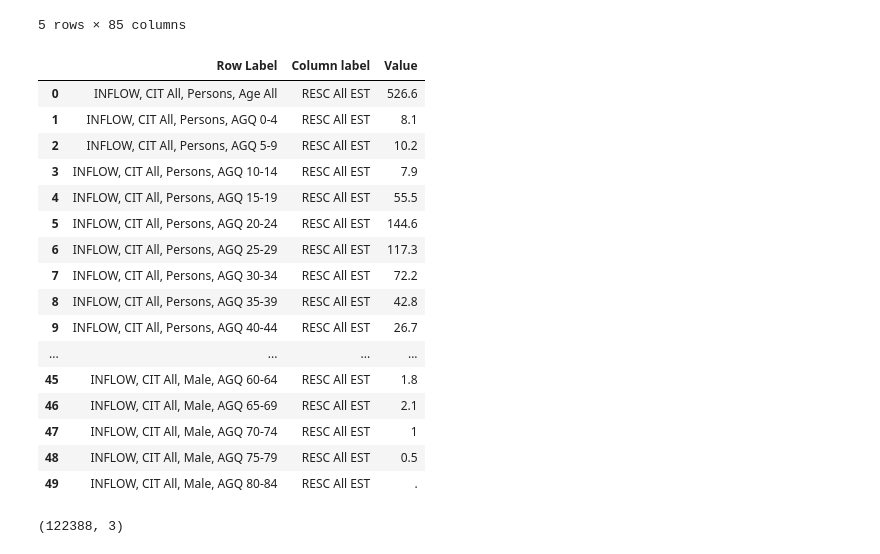
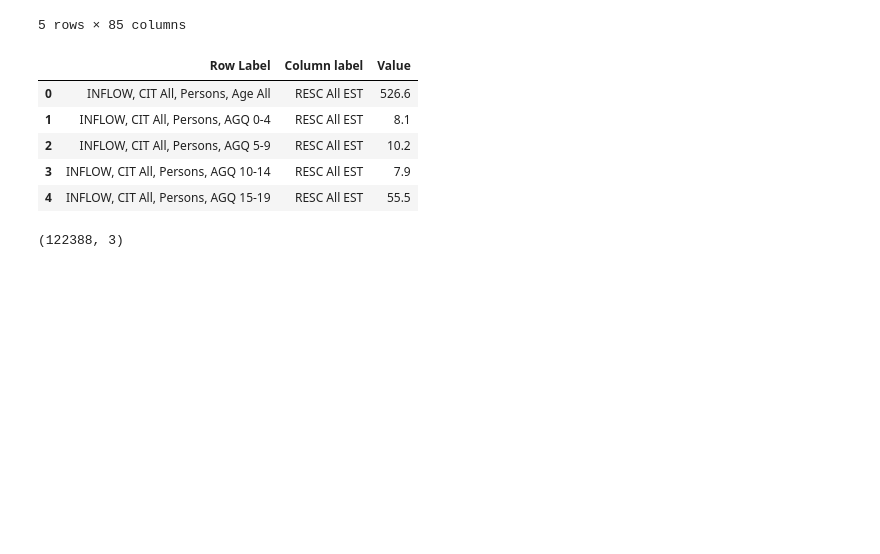
Before and after one commit to GSS-Cogs/ONS-LTIM-Passenger-Survey-4.01, a Jupyter notebook: Long-term international migration 4.01D Passenger survey.ipynb, the cells around one changed output. Cells and saved outputs as stored; diff of their text form; code cells hidden in the pictures; blank space fills up the shorter version.

Commit message:
new suggested table

```diff
--- a/Long-term international migration 4.01D Passenger survey.ipynb
+++ b/Long-term international migration 4.01D Passenger survey.ipynb
@@ -76,25 +70,14 @@ new_table = pd.melt(observations,
                        var_name="Column label",
                        value_name="Value")
 # %%
-new_table.head(50)
+new_table.head()
 # %% [output]
 |  | Row Label | Column label | Value |
 | 0 | INFLOW, CIT All, Persons, Age All | RESC All EST | 526.6 |
 | 1 | INFLOW, CIT All, Persons, AGQ 0-4 | RESC All EST | 8.1 |
 | 2 | INFLOW, CIT All, Persons, AGQ 5-9 | RESC All EST | 10.2 |
 | 3 | INFLOW, CIT All, Persons, AGQ 10-14 | RESC All EST | 7.9 |
 | 4 | INFLOW, CIT All, Persons, AGQ 15-19 | RESC All EST | 55.5 |
-| 5 | INFLOW, CIT All, Persons, AGQ 20-24 | RESC All EST | 144.6 |
-| 6 | INFLOW, CIT All, Persons, AGQ 25-29 | RESC All EST | 117.3 |
-| 7 | INFLOW, CIT All, Persons, AGQ 30-34 | RESC All EST | 72.2 |
-| 8 | INFLOW, CIT All, Persons, AGQ 35-39 | RESC All EST | 42.8 |
-| 9 | INFLOW, CIT All, Persons, AGQ 40-44 | RESC All EST | 26.7 |
-| ... | ... | ... | ... |
-| 45 | INFLOW, CIT All, Male, AGQ 60-64 | RESC All EST | 1.8 |
-| 46 | INFLOW, CIT All, Male, AGQ 65-69 | RESC All EST | 2.1 |
-| 47 | INFLOW, CIT All, Male, AGQ 70-74 | RESC All EST | 1 |
-| 48 | INFLOW, CIT All, Male, AGQ 75-79 | RESC All EST | 0.5 |
-| 49 | INFLOW, CIT All, Male, AGQ 80-84 | RESC All EST | . |
 # %%
 new_table.shape
 # %% [output]
```
Also changed, not shown: parts of 52 cells of this notebook, 3 other files.
